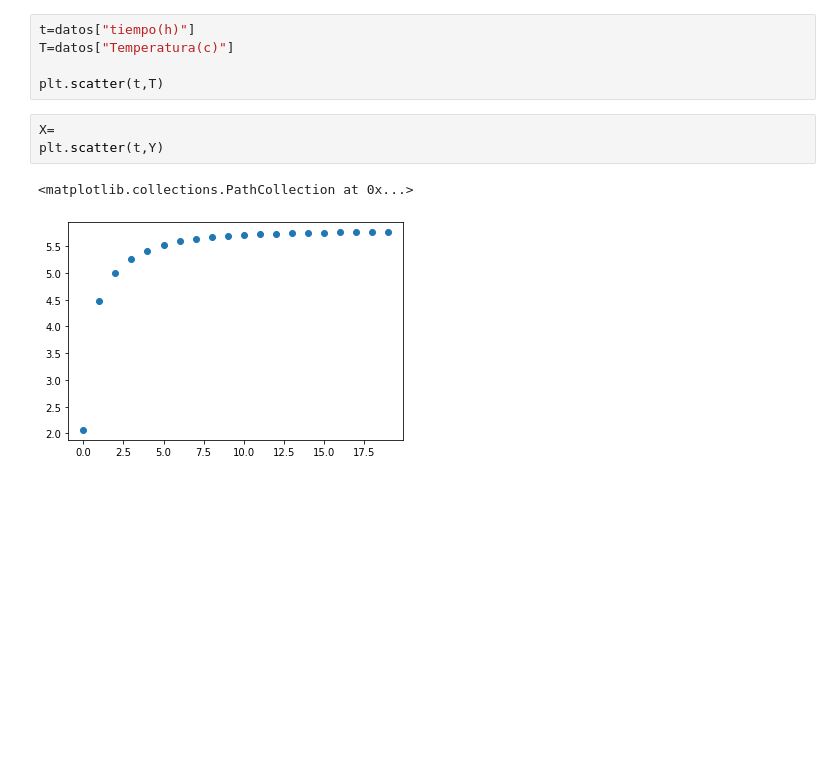
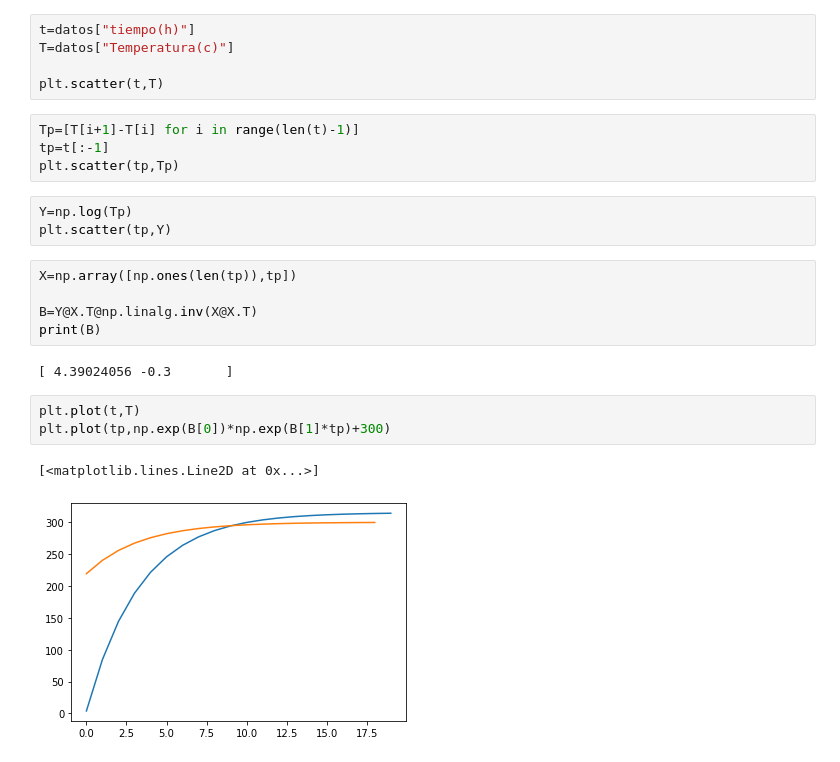
Before and after one commit to ACMUD/PyGroupIA, a Jupyter notebook: Clase 3_ Librerias, modulos y ciencia de datos.ipynb, the cells around one changed output. Cells and saved outputs as stored; diff of their text form; blank space fills up the shorter version.

```diff
--- a/Clase 3_ Librerias, modulos y ciencia de datos.ipynb
+++ b/Clase 3_ Librerias, modulos y ciencia de datos.ipynb
@@ -686,9 +684,23 @@ t=datos["tiempo(h)"]
 T=datos["Temperatura(c)"]
 
 plt.scatter(t,T)
+# %%
+Tp=[T[i+1]-T[i] for i in range(len(t)-1)]
+tp=t[:-1]
+plt.scatter(tp,Tp)
 # %%
-X=
-plt.scatter(t,Y)
+Y=np.log(Tp)
+plt.scatter(tp,Y)
-# %% [output]
-<matplotlib.collections.PathCollection at 0x...>
-[figure, removed]
+# %%
+X=np.array([np.ones(len(tp)),tp])
+
+B=Y@X.T@np.linalg.inv(X@X.T)
+print(B)
+# %% [output]
+[ 4.39024056 -0.3       ]
+# %%
+plt.plot(t,T)
+plt.plot(tp,np.exp(B[0])*np.exp(B[1]*tp)+300)
+# %% [output]
+[<matplotlib.lines.Line2D at 0x...>]
+[figure, added]
```
Also changed, not shown: parts of 1 cell of this notebook.
